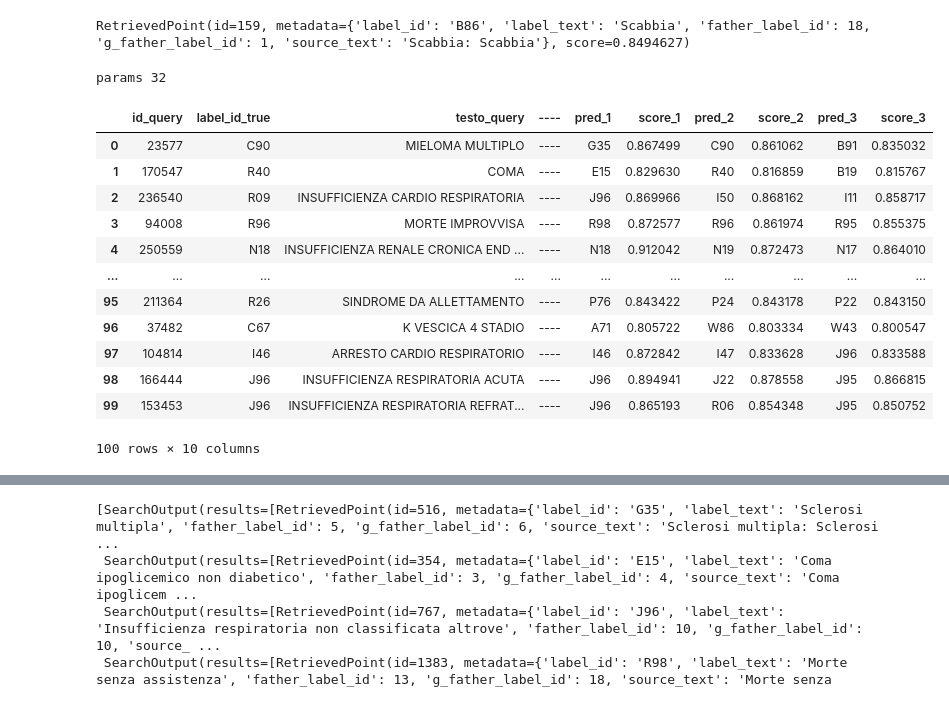
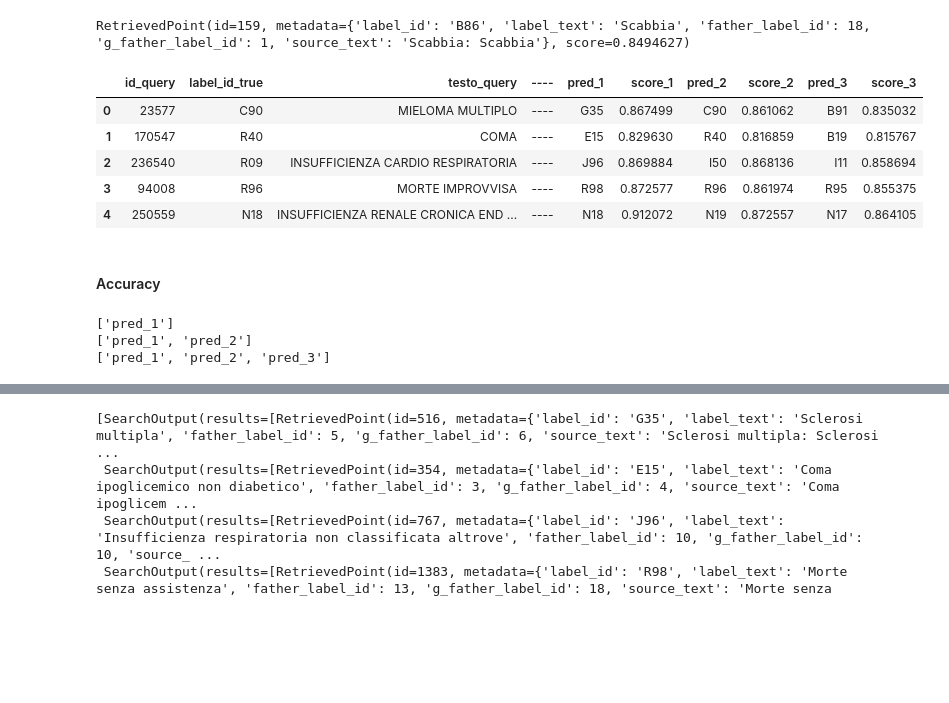
Before and after one commit to istat-methodology/semantic-search, a Jupyter notebook: notebooks/test-semantic-on-medical_data.ipynb, the cells around one changed output, grey strips where cells are left out. Cells and saved outputs as stored; diff of their text form; code cells hidden in the pictures; blank space fills up the shorter version.

Commit message:
starting accuracy df

```diff
--- a/notebooks/test-semantic-on-medical_data.ipynb
+++ b/notebooks/test-semantic-on-medical_data.ipynb
@@ -366,8 +369,8 @@ np.int64(5)
 # %%
 # per ora 10 per velocità , poi torniamo su 1000 eccetera
 
-df_noteSample10 = df_single.sample(n=100, random_state=10)
-df_noteSample10
+df_noteSample10 = df_single.sample(n=30, random_state=10)
+df_noteSample10.head(5)
 # %% [output]
 |  | id | linenb | cod_causa | cod_causa_clean | categoria_clean | testo_originale | intervallo_causa | ... |
 | 23577 | 6657 | 3 | C900(1Months) | C900 | C90 | MIELOMA MULTIPLO | 01M | ... |
@@ -418,10 +413,10 @@ RetrievedPoint(id=159, metadata={'label_id': 'B86', 'label_text': 'Scabbia', 'fa
 # da  lavoro processo dure 47 secondi
 # da casa ( wifi fastweb ) 35 sec
 # %%
-def retrieve_topk(
-    seeker,
-    batch_size,
-    df,
+def retrieve_topk_df(
+    seeker: SemanticSeeker,
+    df: pd.DataFrame,
+    batch_size=64,
     text_col="testo_originale",
     k=3
 ):
@@ -451,22 +446,26 @@ def retrieve_topk(
 
     return pd.DataFrame(data)
 # %%
-out_df= retrieve_topk(seeker=sk,batch_size=100 , df= df_noteSample10,  text_col="testo_originale", k=3)
+out_df= retrieve_topk_df(seeker=sk, batch_size=100 , df= df_noteSample10,  text_col="testo_originale", k=3)
-# %% [output]
-params 32
 # %%
-out_df
+pred_df = out_df.copy()
+pred_df.head()
 # %% [output]
 |  | id_query | label_id_true | testo_query | ---- | pred_1 | score_1 | pred_2 | score_2 | pred_3 | score_3 |
 | 0 | 23577 | C90 | MIELOMA MULTIPLO | ---- | G35 | 0.867499 | C90 | 0.861062 | B91 | 0.835032 |
 | 1 | 170547 | R40 | COMA | ---- | E15 | 0.829630 | R40 | 0.816859 | B19 | 0.815767 |
-| 2 | 236540 | R09 | INSUFFICIENZA CARDIO RESPIRATORIA | ---- | J96 | 0.869966 | I50 | 0.868162 | I11 | 0.858717 |
+| 2 | 236540 | R09 | INSUFFICIENZA CARDIO RESPIRATORIA | ---- | J96 | 0.869884 | I50 | 0.868136 | I11 | 0.858694 |
 | 3 | 94008 | R96 | MORTE IMPROVVISA | ---- | R98 | 0.872577 | R96 | 0.861974 | R95 | 0.855375 |
-| 4 | 250559 | N18 | INSUFFICIENZA RENALE CRONICA END ... | ---- | N18 | 0.912042 | N19 | 0.872473 | N17 | 0.864010 |
-| ... | ... | ... | ... | ... | ... | ... | ... | ... | ... | ... |
-| 95 | 211364 | R26 | SINDROME DA ALLETTAMENTO | ---- | P76 | 0.843422 | P24 | 0.843178 | P22 | 0.843150 |
-| 96 | 37482 | C67 | K VESCICA 4 STADIO | ---- | A71 | 0.805722 | W86 | 0.803334 | W43 | 0.800547 |
-| 97 | 104814 | I46 | ARRESTO CARDIO RESPIRATORIO | ---- | I46 | 0.872842 | I47 | 0.833628 | J96 | 0.833588 |
-| 98 | 166444 | J96 | INSUFFICIENZA RESPIRATORIA ACUTA | ---- | J96 | 0.894941 | J22 | 0.878558 | J95 | 0.866815 |
-| 99 | 153453 | J96 | INSUFFICIENZA RESPIRATORIA REFRAT... | ---- | J96 | 0.865193 | R06 | 0.854348 | J95 | 0.850752 |
+| 4 | 250559 | N18 | INSUFFICIENZA RENALE CRONICA END ... | ---- | N18 | 0.912072 | N19 | 0.872557 | N17 | 0.864105 |
-100 rows × 10 columns
+# %% [markdown]
+#### Accuracy
+# %%
+k=3
+
+for n in range(1, k + 1):
+    pred_cols = [f"pred_{r}" for r in range(1, n + 1)]
+    print(pred_cols)
+# %% [output]
+['pred_1']
+['pred_1', 'pred_2']
+['pred_1', 'pred_2', 'pred_3']
```
Also changed, not shown: parts of 10 cells of this notebook.
